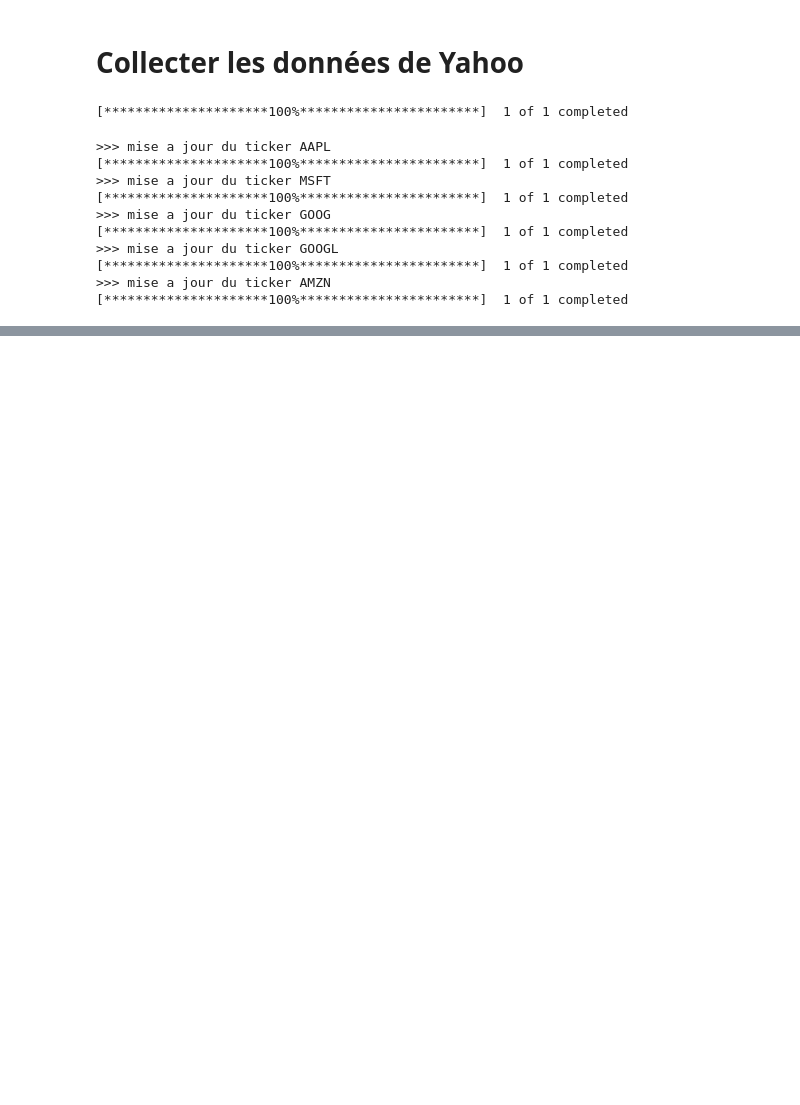
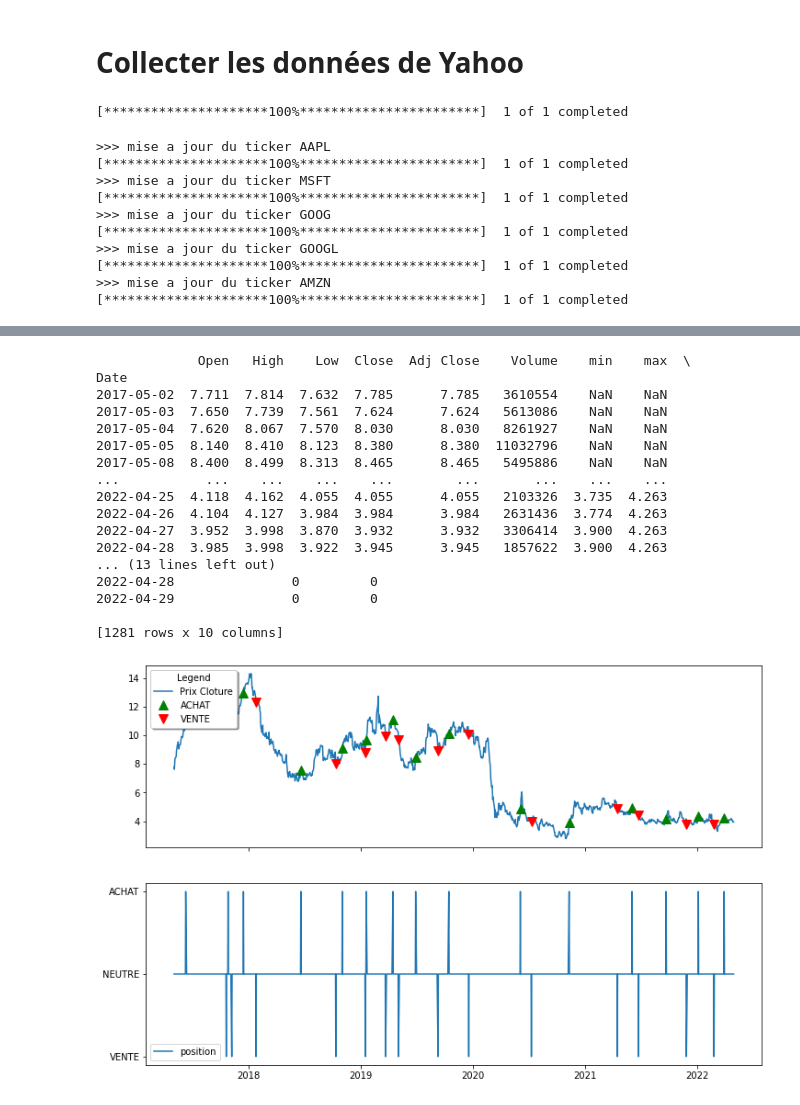
Before and after one commit to antoinebarre/grisbi-dev, a Jupyter notebook: test_manipulation_stock.ipynb, the cells around one changed output, grey strips where cells are left out. Saved outputs shown, nothing was run; the diff lists cells and outputs as text; code cells hidden in the pictures; blank space fills up the shorter version.

```diff
--- a/test_manipulation_stock.ipynb
+++ b/test_manipulation_stock.ipynb
@@ -60,0 +61,21 @@ aa.tail()
+# %%
+dt = grisbi.backtest(df)
+# %% [output]
+             Open   High    Low  Close  Adj Close    Volume    min    max  \
+Date
+2017-05-02  7.711  7.814  7.632  7.785      7.785   3610554    NaN    NaN
+2017-05-03  7.650  7.739  7.561  7.624      7.624   5613086    NaN    NaN
+2017-05-04  7.620  8.067  7.570  8.030      8.030   8261927    NaN    NaN
+2017-05-05  8.140  8.410  8.123  8.380      8.380  11032796    NaN    NaN
+2017-05-08  8.400  8.499  8.313  8.465      8.465   5495886    NaN    NaN
+...           ...    ...    ...    ...        ...       ...    ...    ...
+2022-04-25  4.118  4.162  4.055  4.055      4.055   2103326  3.735  4.263
+2022-04-26  4.104  4.127  3.984  3.984      3.984   2631436  3.774  4.263
+2022-04-27  3.952  3.998  3.870  3.932      3.932   3306414  3.900  4.263
+2022-04-28  3.985  3.998  3.922  3.945      3.945   1857622  3.900  4.263
+... (13 lines left out)
+2022-04-28               0         0
+2022-04-29               0         0
+
+[1281 rows x 10 columns]
+[figure, added]
```
Also changed, not shown: parts of 8 cells of this notebook, 1 other file.
